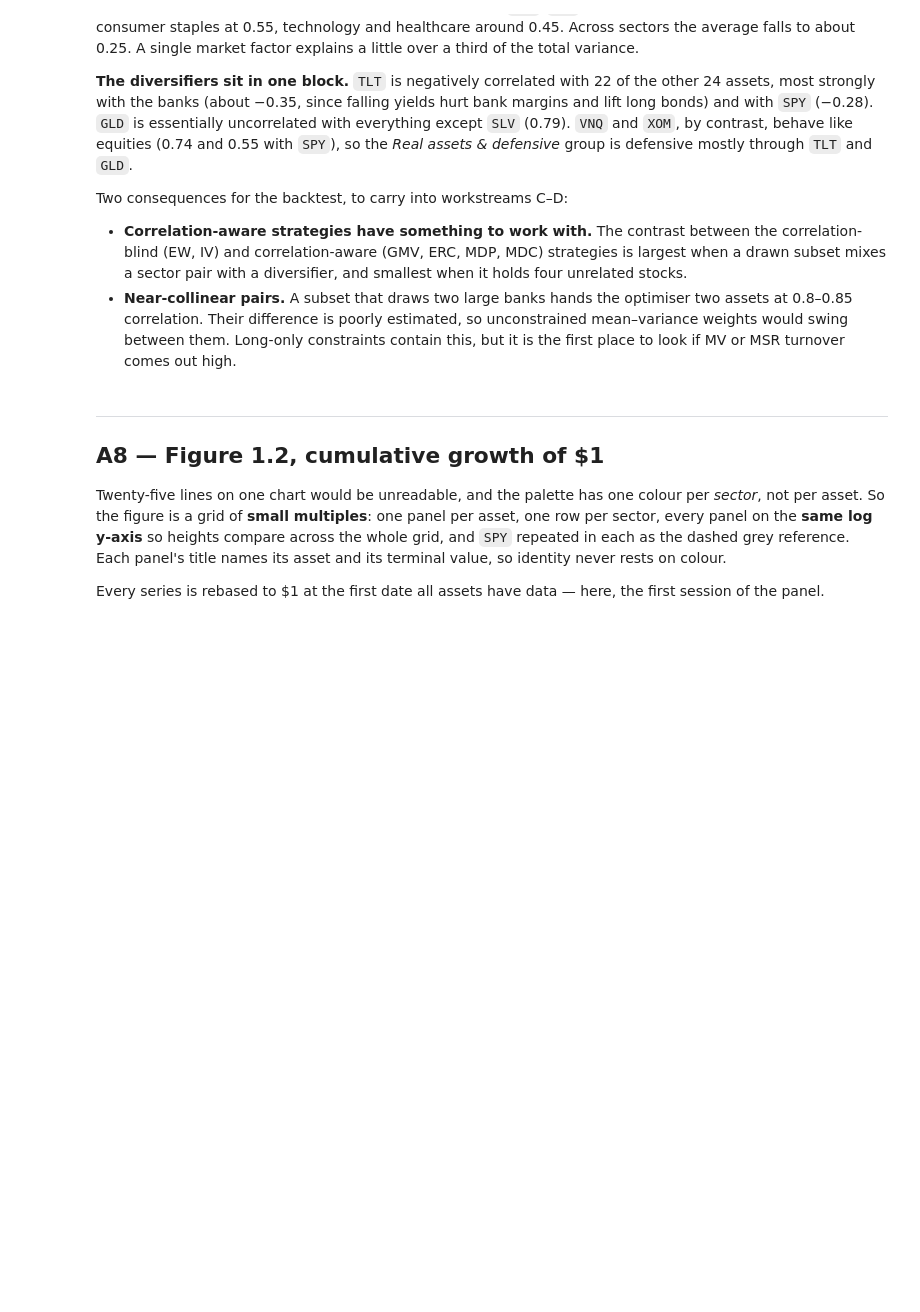
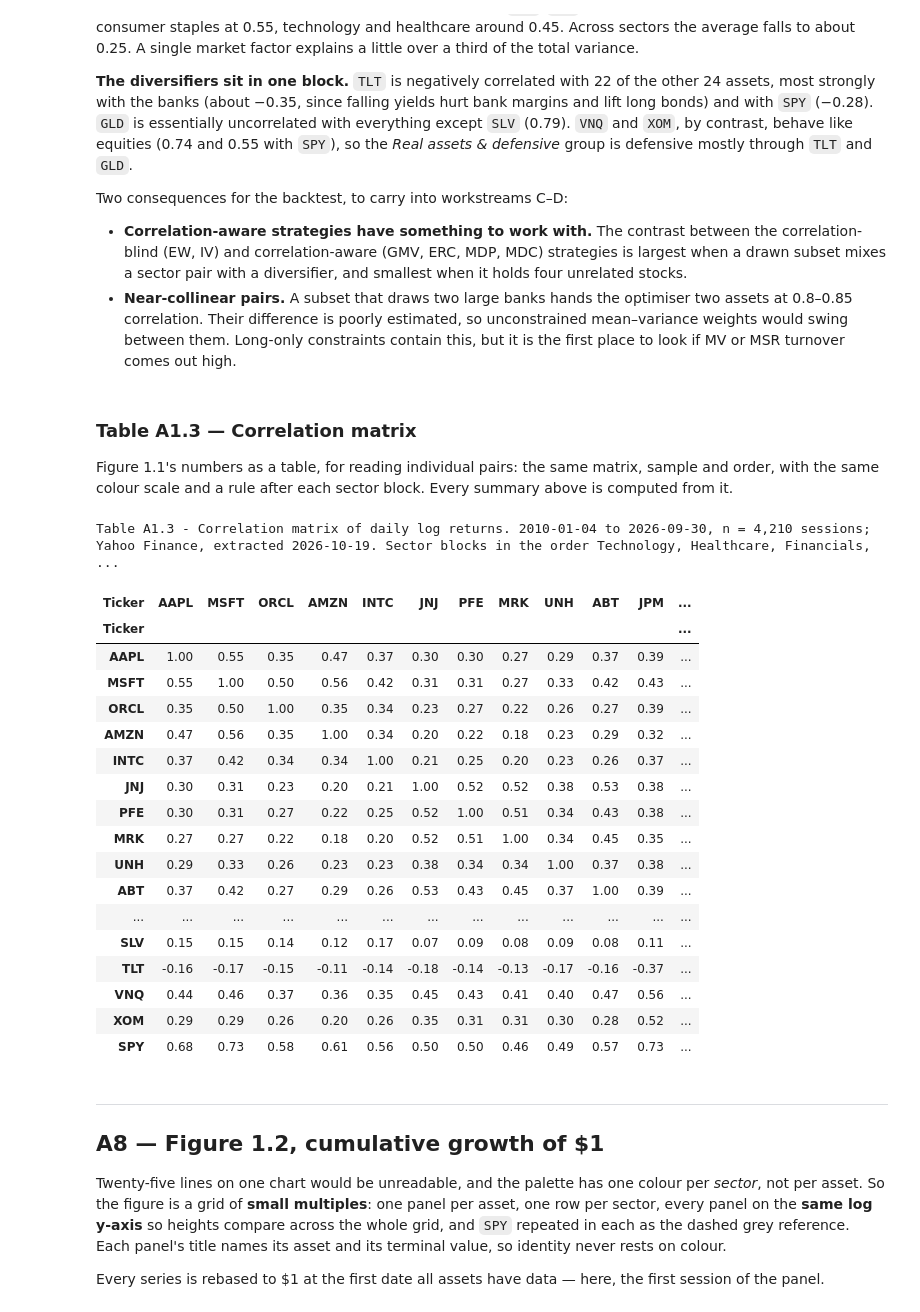
Before and after one commit to christianvanbellen/nova-ims-portfolio-management, a Jupyter notebook: notebooks/01_investment_universe.ipynb, the cells around one changed output. Cells and saved outputs as stored; diff of their text form; code cells hidden in the pictures; blank space fills up the shorter version.

Commit message:
add correlation heatmap table

```diff
--- a/notebooks/01_investment_universe.ipynb
+++ b/notebooks/01_investment_universe.ipynb
@@ -707,6 +707,37 @@ Two consequences for the backtest, to carry into workstreams C–D:
   0.8–0.85 correlation. Their difference is poorly estimated, so unconstrained mean–variance weights
   would swing between them. Long-only constraints contain this, but it is the first place to look if
   MV or MSR turnover comes out high.
+# %% [markdown]
+### Table A1.3 — Correlation matrix
+
+Figure 1.1's numbers as a table, for reading individual pairs: the same matrix, sample and order, with
+the same colour scale and a rule after each sector block. Every summary above is computed from it.
+# %%
+print(f"Table A1.3 - Correlation matrix of daily log returns. "
+      f"{panel.full_panel_start.date()} to {panel.calendar[-1].date()}, "
+      f"n = {len(full_panel_returns.dropna()):,} sessions; Yahoo Finance, extracted {panel.extraction_date.isoformat()}. "
+      f"Sector blocks in the order {', '.join(cfg.SECTOR_ORDER)}; SPY as the external benchmark.")
+display(viz.correlation_table(correlations, groups=list(cfg.SECTOR_ASSETS.values())))
+# %% [output]
+Table A1.3 - Correlation matrix of daily log returns. 2010-01-04 to 2026-09-30, n = 4,210 sessions; Yahoo Finance, extracted 2026-10-19. Sector blocks in the order Technology, Healthcare, Financials,  ...
+| Ticker | AAPL | MSFT | ORCL | AMZN | INTC | JNJ | PFE | MRK | UNH | ABT | JPM | ... |
+| Ticker |  |  |  |  |  |  |  |  |  |  |  | ... |
+| AAPL | 1.00 | 0.55 | 0.35 | 0.47 | 0.37 | 0.30 | 0.30 | 0.27 | 0.29 | 0.37 | 0.39 | ... |
+| MSFT | 0.55 | 1.00 | 0.50 | 0.56 | 0.42 | 0.31 | 0.31 | 0.27 | 0.33 | 0.42 | 0.43 | ... |
+| ORCL | 0.35 | 0.50 | 1.00 | 0.35 | 0.34 | 0.23 | 0.27 | 0.22 | 0.26 | 0.27 | 0.39 | ... |
+| AMZN | 0.47 | 0.56 | 0.35 | 1.00 | 0.34 | 0.20 | 0.22 | 0.18 | 0.23 | 0.29 | 0.32 | ... |
+| INTC | 0.37 | 0.42 | 0.34 | 0.34 | 1.00 | 0.21 | 0.25 | 0.20 | 0.23 | 0.26 | 0.37 | ... |
+| JNJ | 0.30 | 0.31 | 0.23 | 0.20 | 0.21 | 1.00 | 0.52 | 0.52 | 0.38 | 0.53 | 0.38 | ... |
+| PFE | 0.30 | 0.31 | 0.27 | 0.22 | 0.25 | 0.52 | 1.00 | 0.51 | 0.34 | 0.43 | 0.38 | ... |
+| MRK | 0.27 | 0.27 | 0.22 | 0.18 | 0.20 | 0.52 | 0.51 | 1.00 | 0.34 | 0.45 | 0.35 | ... |
+| UNH | 0.29 | 0.33 | 0.26 | 0.23 | 0.23 | 0.38 | 0.34 | 0.34 | 1.00 | 0.37 | 0.38 | ... |
+| ABT | 0.37 | 0.42 | 0.27 | 0.29 | 0.26 | 0.53 | 0.43 | 0.45 | 0.37 | 1.00 | 0.39 | ... |
+| ... | ... | ... | ... | ... | ... | ... | ... | ... | ... | ... | ... | ... |
+| SLV | 0.15 | 0.15 | 0.14 | 0.12 | 0.17 | 0.07 | 0.09 | 0.08 | 0.09 | 0.08 | 0.11 | ... |
+| TLT | -0.16 | -0.17 | -0.15 | -0.11 | -0.14 | -0.18 | -0.14 | -0.13 | -0.17 | -0.16 | -0.37 | ... |
+| VNQ | 0.44 | 0.46 | 0.37 | 0.36 | 0.35 | 0.45 | 0.43 | 0.41 | 0.40 | 0.47 | 0.56 | ... |
+| XOM | 0.29 | 0.29 | 0.26 | 0.20 | 0.26 | 0.35 | 0.31 | 0.31 | 0.30 | 0.28 | 0.52 | ... |
+| SPY | 0.68 | 0.73 | 0.58 | 0.61 | 0.56 | 0.50 | 0.50 | 0.46 | 0.49 | 0.57 | 0.73 | ... |
 # %% [markdown]
 ---
 
```
Also changed, not shown: parts of 2 cells of this notebook, 4 other files.
